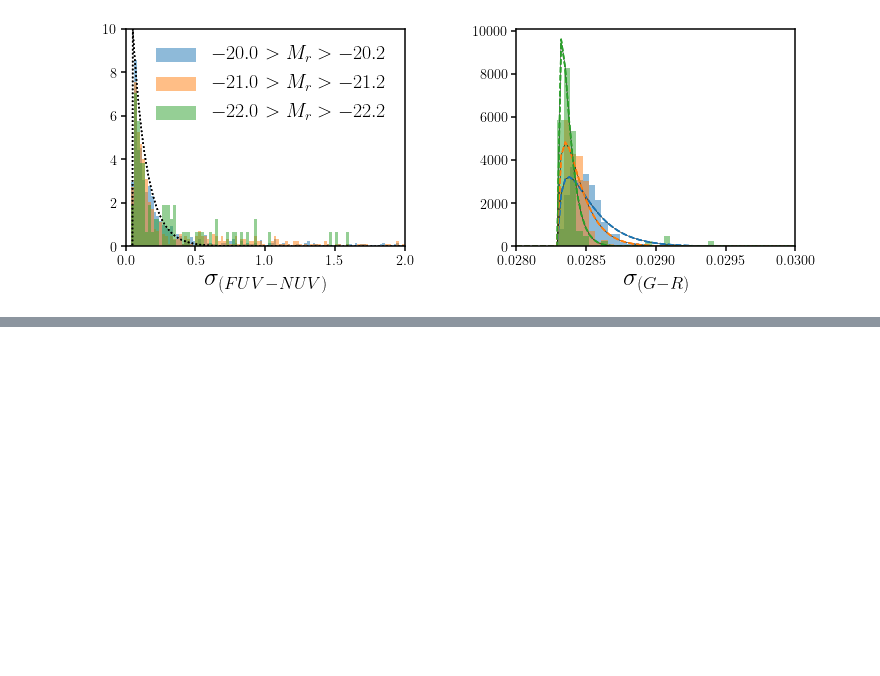
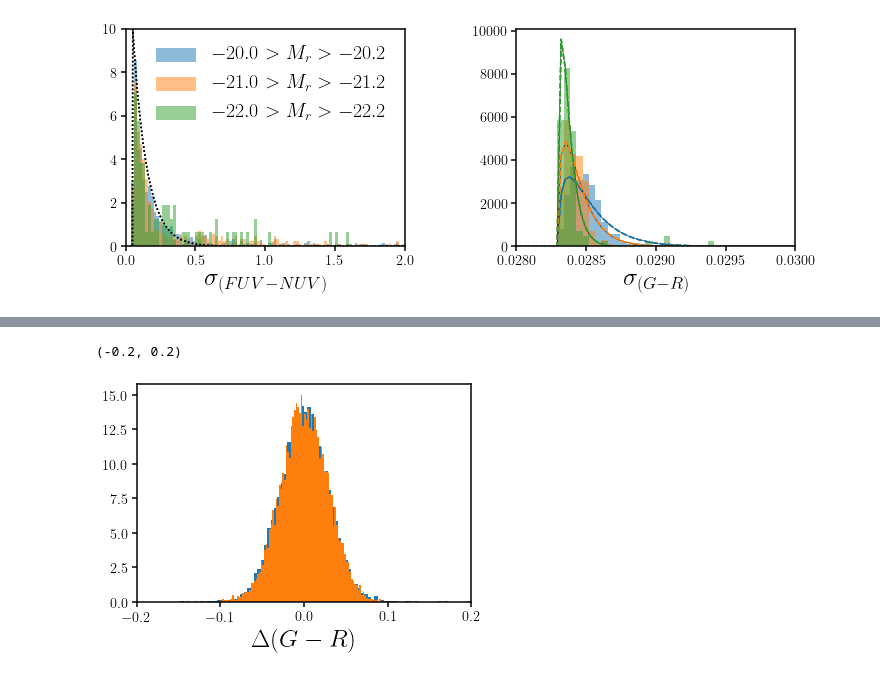
Before and after one commit to IQcollaboratory/galpopFM, a Jupyter notebook: nb/noise_model.ipynb, the cells around one changed output, grey strips where cells are left out. Cells and saved outputs as stored; diff of their text form; code cells hidden in the pictures; blank space fills up the shorter version.

```diff
--- a/nb/noise_model.ipynb
+++ b/nb/noise_model.ipynb
@@ -137,0 +225,8 @@ fig.subplots_adjust(wspace=0.4)
+# %%
+plt.hist(x_mod_noise[1] - x_mod_nonoise[1], range=(-0.2, 0.2), bins=100, density=True)
+plt.hist(np.random.normal(size=len(x_mod_noise[0]))*0.0283, range=(-0.1, 0.1), bins=100, density=True)
+plt.xlabel(r'$\Delta (G-R)$', fontsize=25)
+plt.xlim(-0.2, 0.2)
+# %% [output]
+(-0.2, 0.2)
+[figure, added]
```
Also changed, not shown: parts of 11 cells of this notebook.
